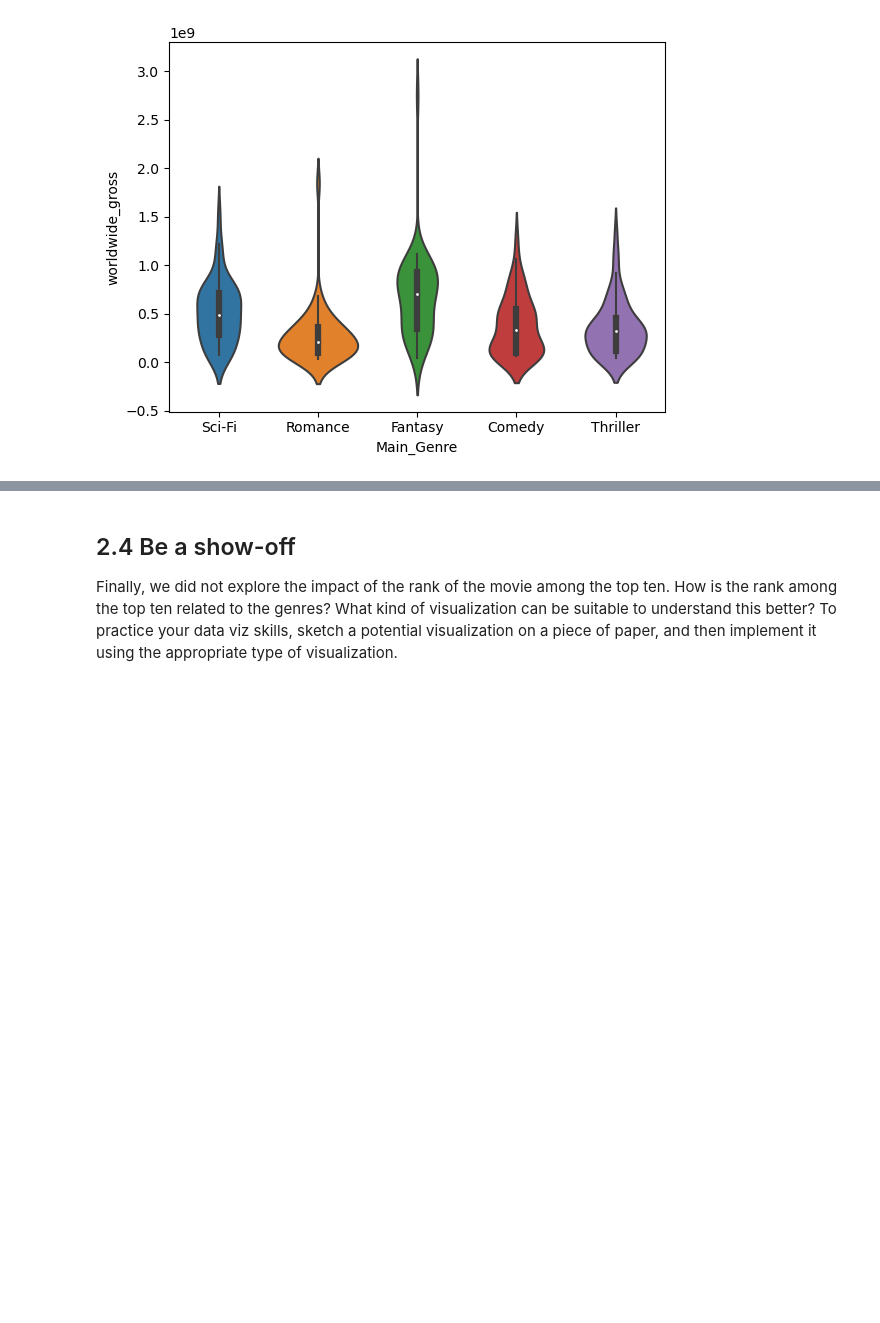
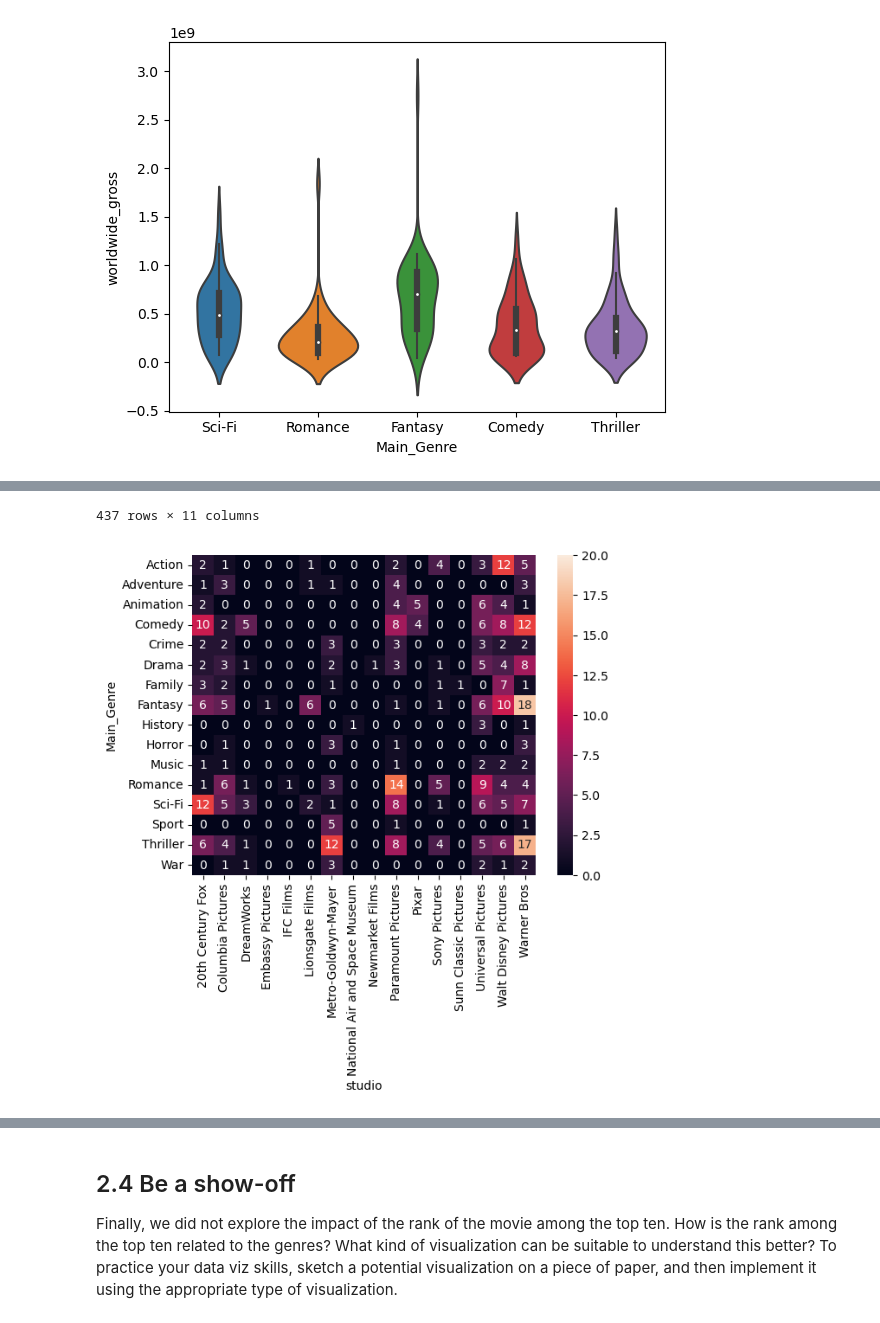
Before and after one commit to linou12/ADA23, a Jupyter notebook: Exercises/02 - Data viz and data from the web/Becoming a DataVizard exercise.ipynb, the cells around one changed output, grey strips where cells are left out. Cells and saved outputs as stored; diff of their text form; code cells hidden in the pictures; blank space fills up the shorter version.

```diff
--- a/Exercises/02 - Data viz and data from the web/Becoming a DataVizard exercise.ipynb
+++ b/Exercises/02 - Data viz and data from the web/Becoming a DataVizard exercise.ipynb
@@ -226,3 +255,9 @@ In the next three excercises, you are provided with descriptions and rough sketc
 <img src="figure4.jpg" style="width: 500px;" align="left">
 # %%
 # Write your code to make the first heatmap here
+import seaborn as sns
+df3 = pd.crosstab(movies['Main_Genre'], movies['studio'])
+sns.heatmap(df3,annot=True, vmin = 0, vmax = 20)
+
+movies
+# %% [output]
@@ -228,0 +276,2 @@ In the next three excercises, you are provided with descriptions and rough sketc
+437 rows × 11 columns
+[figure, added]
```
Also changed, not shown: parts of 24 cells of this notebook.
